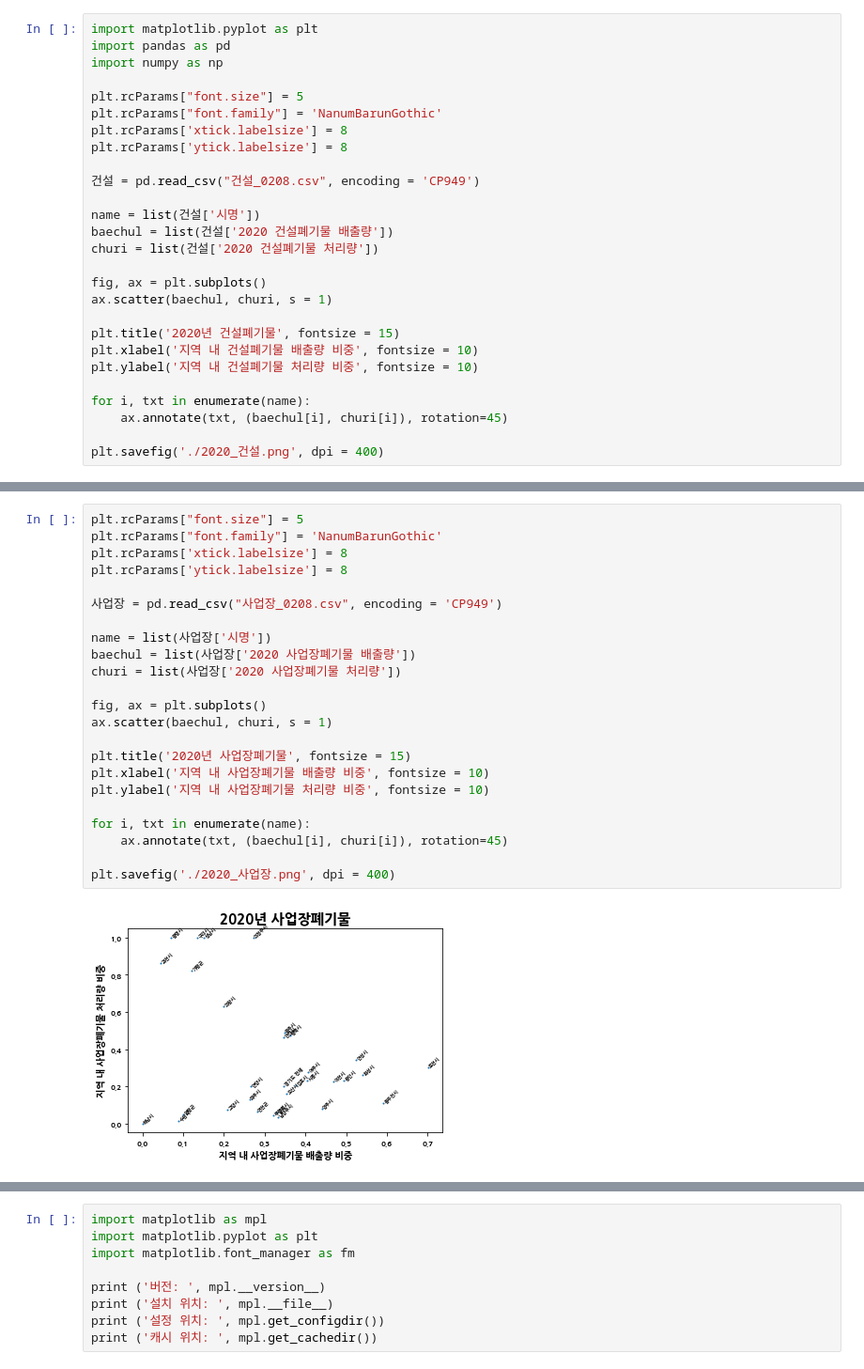
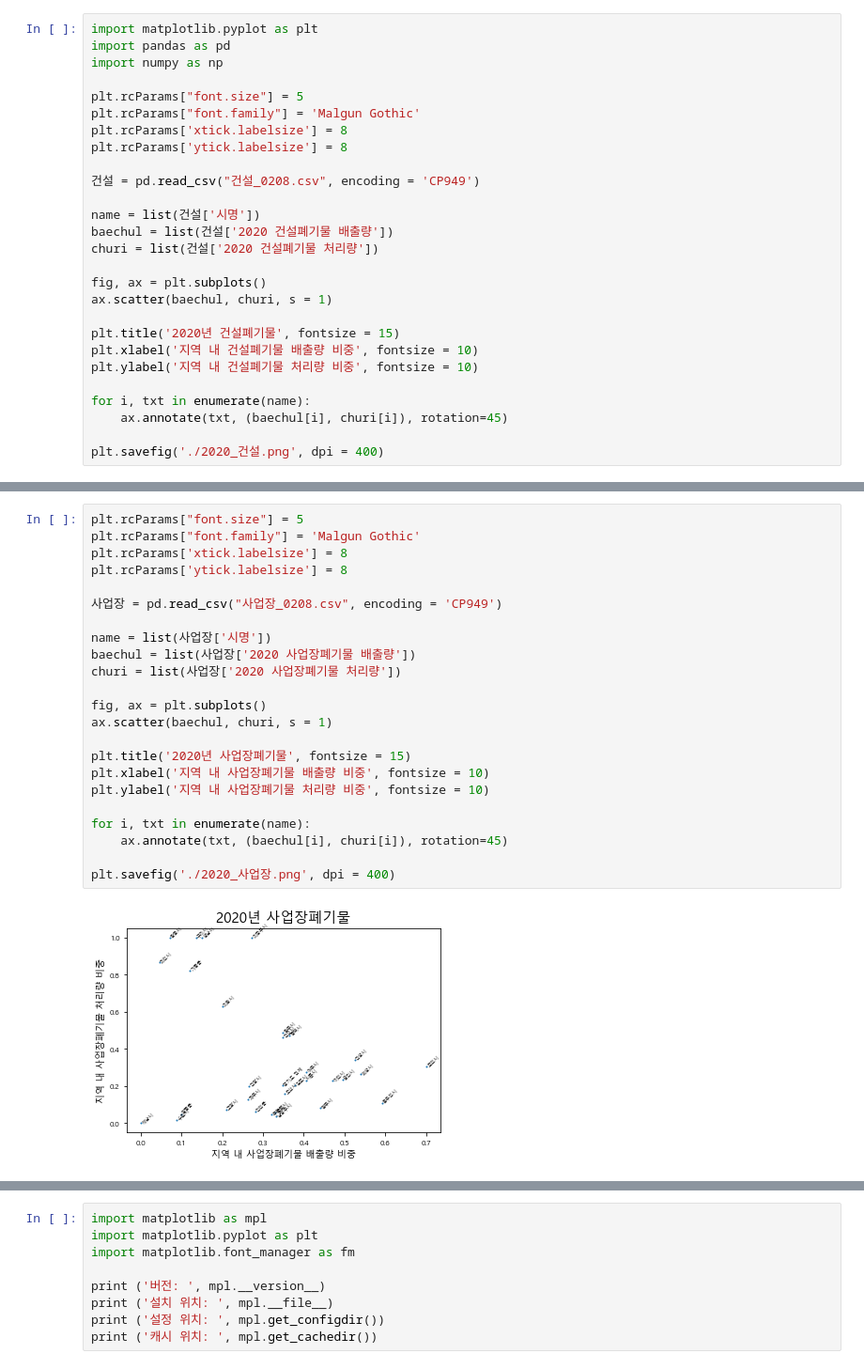
Before and after one commit to Lukaid/my_notebook, a Jupyter notebook: 0208 교수님 요청사항/prac_02.ipynb, the cells around one changed output, grey strips where cells are left out. Shown: that part at 94% size. Saved outputs shown, nothing was run; the diff lists cells and outputs as text.

```diff
--- a/0208 교수님 요청사항/prac_02.ipynb
+++ b/0208 교수님 요청사항/prac_02.ipynb
@@ -4,7 +4,7 @@ import pandas as pd
 import numpy as np
 
 plt.rcParams["font.size"] = 5
-plt.rcParams["font.family"] = 'NanumBarunGothic'
+plt.rcParams["font.family"] = 'Malgun Gothic'
 plt.rcParams['xtick.labelsize'] = 8
 plt.rcParams['ytick.labelsize'] = 8
 
@@ -30,27 +30,27 @@ plt.savefig('./2020_건설.png', dpi = 400)
 # %%
 plt.rcParams["font.size"] = 5
-plt.rcParams["font.family"] = 'NanumBarunGothic'
+plt.rcParams["font.family"] = 'Malgun Gothic'
 plt.rcParams['xtick.labelsize'] = 8
 plt.rcParams['ytick.labelsize'] = 8
 
 사업장 = pd.read_csv("사업장_0208.csv", encoding = 'CP949')
 
 name = list(사업장['시명'])
 baechul = list(사업장['2020 사업장폐기물 배출량'])
 churi = list(사업장['2020 사업장폐기물 처리량'])
 
 fig, ax = plt.subplots()
 ax.scatter(baechul, churi, s = 1)
 
 plt.title('2020년 사업장폐기물', fontsize = 15)
 plt.xlabel('지역 내 사업장폐기물 배출량 비중', fontsize = 10)
 plt.ylabel('지역 내 사업장폐기물 처리량 비중', fontsize = 10)
 
 for i, txt in enumerate(name):
     ax.annotate(txt, (baechul[i], churi[i]), rotation=45)
 
 plt.savefig('./2020_사업장.png', dpi = 400)
 # %% [output]
-[figure, old version]
+[figure, new version]
 # %%
 plt.rcParams["font.size"] = 5
```
Also changed, not shown: parts of 9 cells of this notebook, 8 other files.
